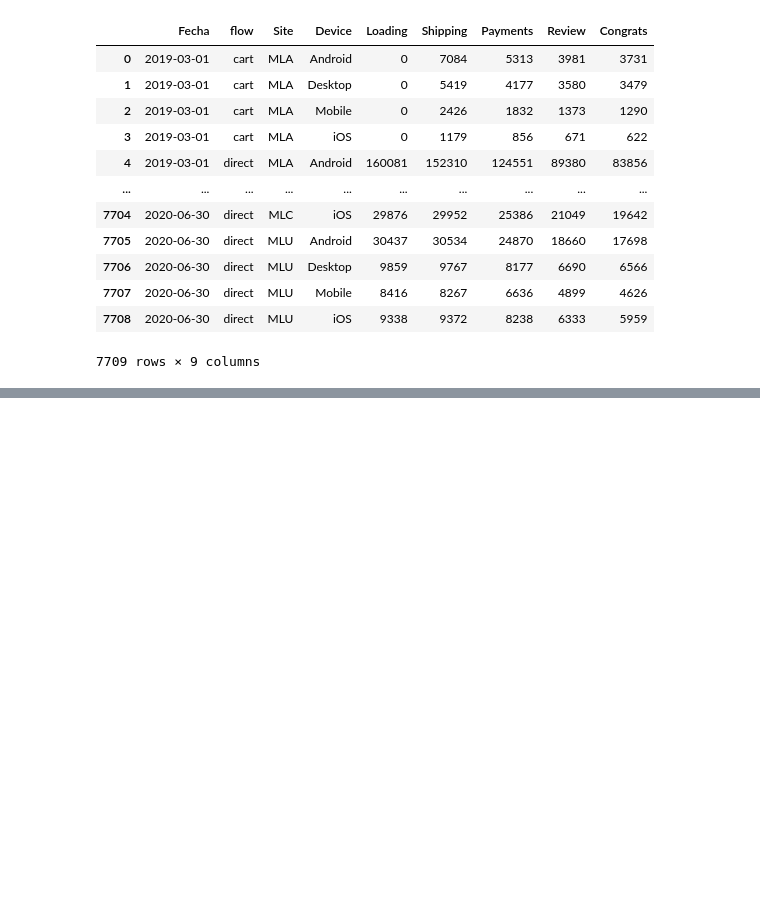
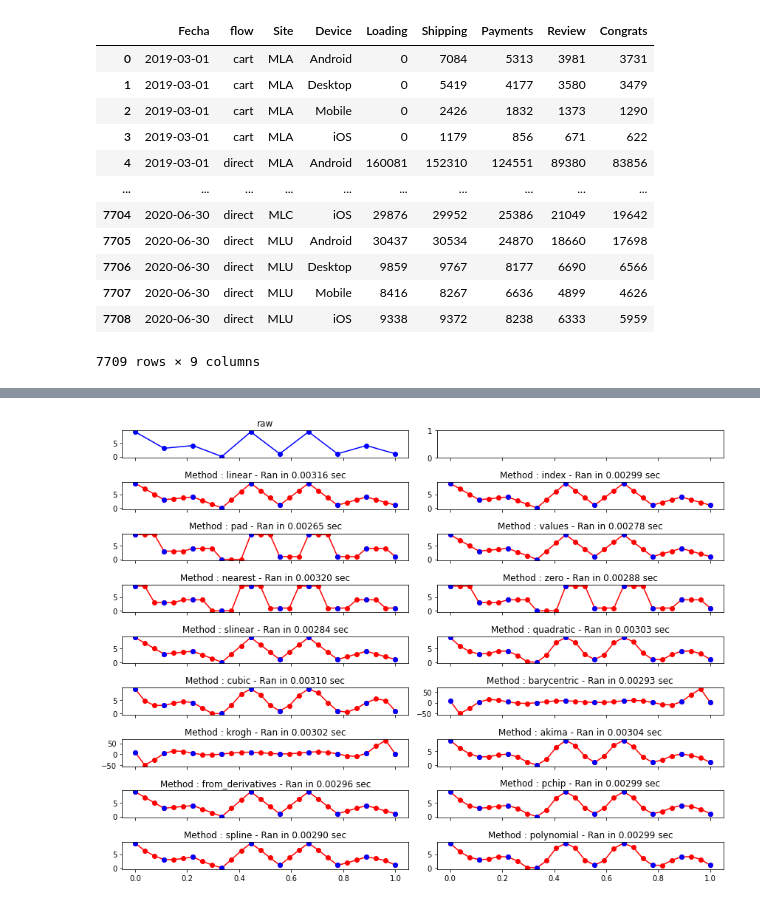
Before and after one commit to feliperichard/TP3, a Jupyter notebook: TP2_Analisis_y_Curacion/enunciado_tp2_analisis_y_curacion.ipynb, the cells around one changed output, grey strips where cells are left out. Drawn from its saved outputs; the diff is of its cells as text; code cells hidden in the pictures; blank space fills up the shorter version.

```diff
--- a/TP2_Analisis_y_Curacion/enunciado_tp2_analisis_y_curacion.ipynb
+++ b/TP2_Analisis_y_Curacion/enunciado_tp2_analisis_y_curacion.ipynb
@@ -102,0 +116,44 @@ Realizar un informe en el cual se presenten los resultados y conclusiones del an
+# %%
+
+# Ejemplo comparativo de uso de interpolación
+import numpy as np
+import matplotlib.pyplot as plt
+import pandas as pd
+import time
+
+np.random.seed(6)
+# kinds = ('linear', 'nearest', 'zero', 'slinear', 'quadratic', 'cubic')
+kinds = ('linear', 'index', 'pad', 'values', 'nearest', 'zero', 'slinear',
+         'quadratic', 'cubic', 'barycentric', 'krogh', 'akima',
+         'from_derivatives', 'pchip', 'spline', 'polynomial')
+
+N = 10
+x = np.linspace(0, 1, N)
+y = np.random.randint(10, size=(N,))
+
+new_x = np.linspace(0, 1, 28)
+fig, axs = plt.subplots(nrows=len(kinds) // 2 + 1, ncols=2, sharex=True)
+axs[0, 0].plot(x, y, 'bo-')
+axs[0, 0].set_title('raw')
+i = 1
+for ((_, _), ax), kind in zip(np.ndenumerate(axs[1:, :]), kinds):
+    start_time = time.time()
+    df1 = pd.DataFrame({'x': x, 'y': y})
+    df1 = df1.set_index('x')
+    df2 = pd.DataFrame({'x': new_x})
+    df2 = df2.set_index('x')
+    df = pd.merge(df1, df2, left_index=True, right_index=True, how='outer')
+    if kind == 'spline' or kind == 'polynomial':
+        df = df.interpolate(method=kind, order=2)
+    else:
+        df = df.interpolate(method=kind)
+    ax.plot(df, 'ro-')
+    ax.plot(x, y, 'bo')
+    end_time = (time.time() - start_time)
+    title = f'Method : {kind} - Ran in {end_time:.5f} sec'
+    ax.set_title(title)
+
+fig.tight_layout()
+plt.show()
+# %% [output]
+[figure, added]
```
Also changed, not shown: parts of 2 cells of this notebook.
